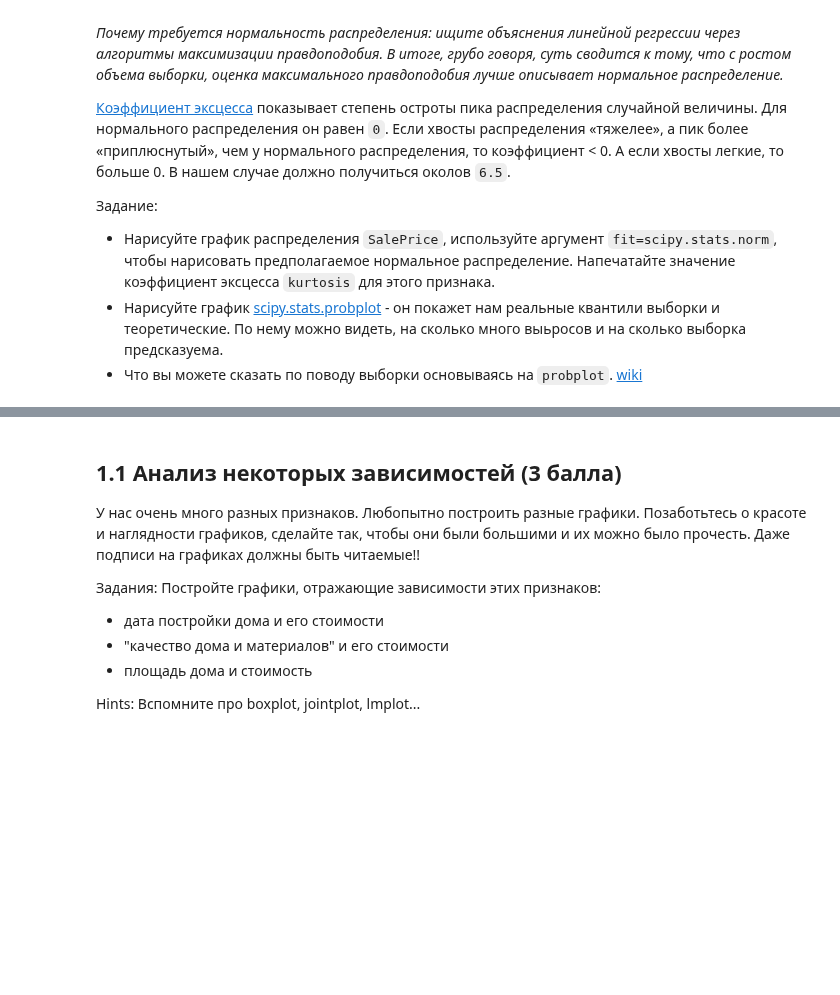
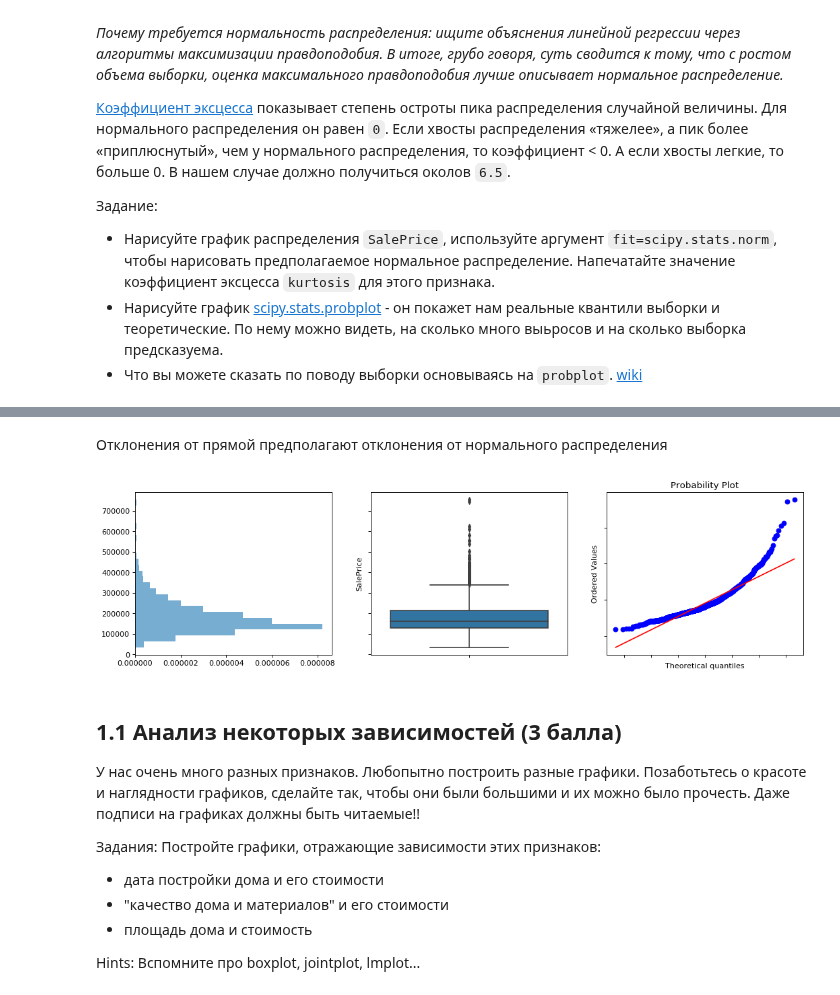
Before and after one commit to D7nis/Course-ML-Classic, a Jupyter notebook: Practice/4. Линейная регрессия/04-linear-regression_DDA.ipynb, the cells around one changed output, grey strips where cells are left out. Saved outputs shown, nothing was run; the diff lists cells and outputs as text; code cells hidden in the pictures; blank space fills up the shorter version.

```diff
--- a/Practice/4. Линейная регрессия/04-linear-regression_DDA.ipynb
+++ b/Practice/4. Линейная регрессия/04-linear-regression_DDA.ipynb
@@ -167,3 +226,24 @@ _Почему требуется нормальность распределен
+# %% [markdown]
+Отклонения от прямой предполагают отклонения от нормального распределения
+# %%
+# Create Fig and gridspec
+fig = plt.figure(figsize=(16, 4), dpi= 80)
+#plt.grid(alpha=0.35)
+#plt.yticks(range(-100000,1000000,100000))
+
+grid = plt.GridSpec(1, 3, hspace=0.2, wspace=0.2)
+
+ax_main = fig.add_subplot(grid  [0, 0])
+ax_middle = fig.add_subplot(grid[0, 1:2], xticklabels=[], yticklabels=[])
+ax_right = fig.add_subplot(grid [0, 2], xticklabels=[], yticklabels=[])
+
+stats.probplot(df.SalePrice, plot=plt)
+sns.boxplot(df.SalePrice, ax=ax_middle, orient="v")
+ax_main.hist(df.SalePrice, bins=25, density=True, alpha=0.6, orientation='horizontal')
+
+plt.show()
+# %% [output]
+[figure, added]
 # %% [markdown]
 ## 1.1 Анализ некоторых зависимостей (3 балла)
 
```
Also changed, not shown: parts of 11 cells of this notebook.
